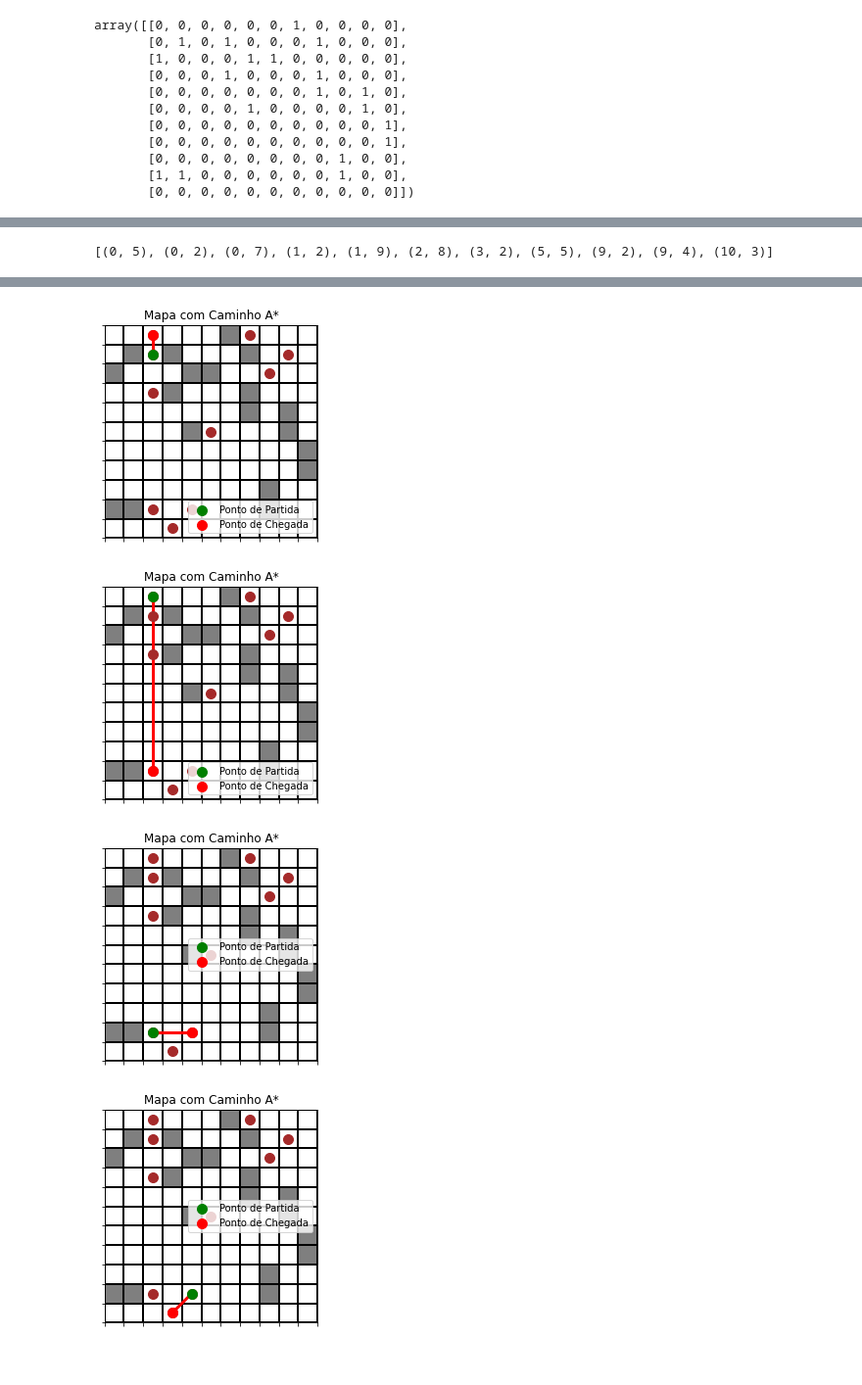
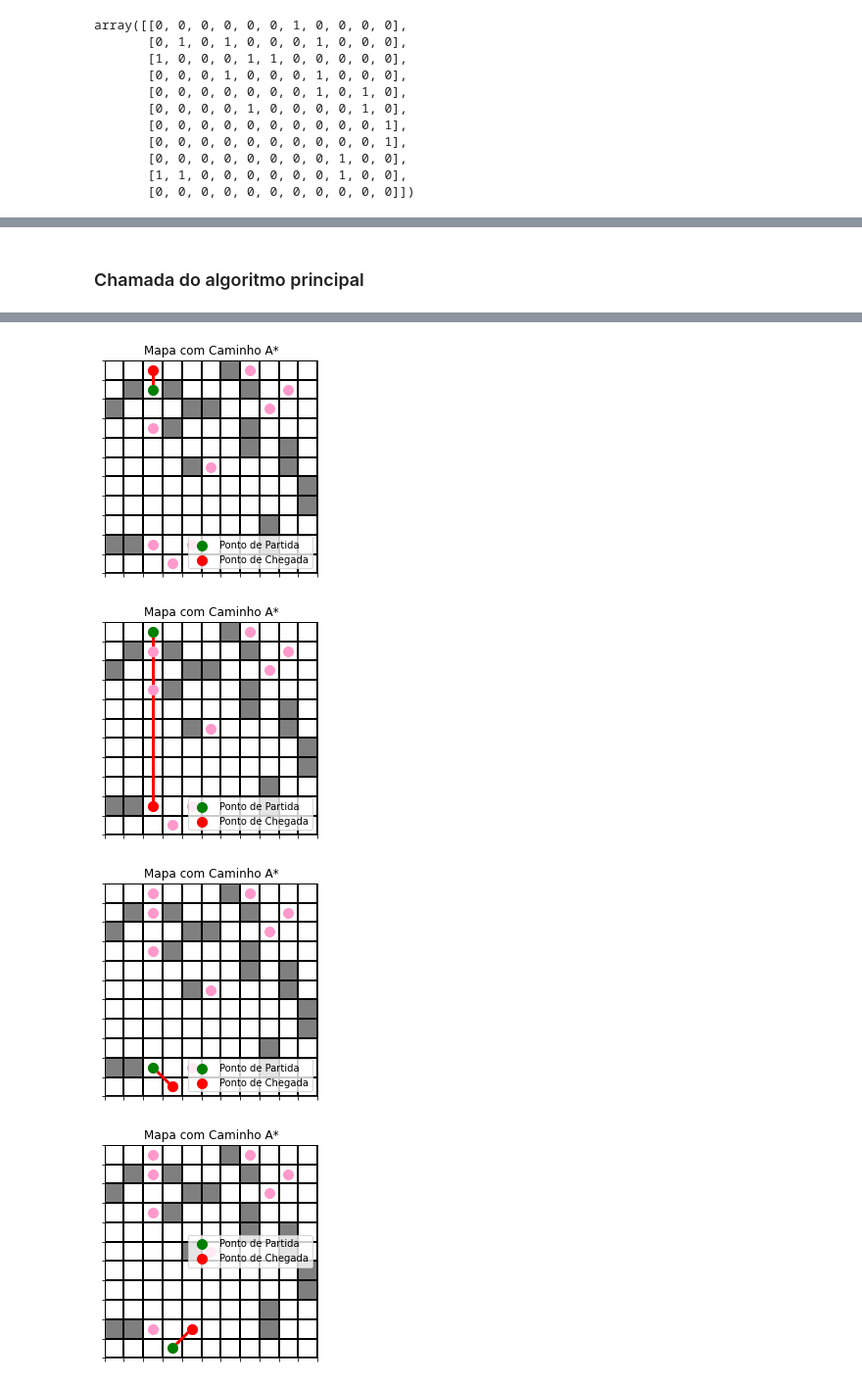
Before and after one commit to adriel1ft/intro-ia, a Jupyter notebook: Rascunho/a_star_v3.ipynb, the cells around one changed output, grey strips where cells are left out. Shown: that part at 98% size. Drawn from its saved outputs; the diff is of its cells as text; code cells hidden in the pictures.

```diff
--- a/Rascunho/a_star_v3.ipynb
+++ b/Rascunho/a_star_v3.ipynb
@@ -8,6 +16,5 @@ import matplotlib.pyplot as plt
 # %%
 class No():
-    """A No class for A* Pathfinding"""
 
     def __init__(self, pai=None, coordenada=None):
         self.pai = pai
@@ -22,19 +29,19 @@ class No():
 
 
 def calcular_h_score(coordenada, destino):
-    """Calcula o h-score usando a distância Euclidiana"""
-    return (abs(coordenada[0] - destino[0])) + (abs(coordenada[1] - destino[1]))
+    """Calcula o h-score usando a distância Manhattan"""
+    return np.sqrt(((coordenada[0] - destino[0])**2) + ((coordenada[1] - destino[1])**2))
 
 
-def gerar_filhos(matriz, current_no, end_no):
+def gerar_filhos(matriz, no_atual, end_no):
     """Gera os filhos válidos de um nó"""
     children = []
-    for new_coordenada in [(0, -1), (0, 1), (-1, 0), (1, 0), (-1, -1), (-1, 1), (1, -1), (1, 1)]: # Adjacent squares
-        no_coordenada = (current_no.coordenada[0] + new_coordenada[0], current_no.coordenada[1] + new_coordenada[1])
+    for nova_coordenada in [(0, -1), (0, 1), (-1, 0), (1, 0), (-1, -1), (-1, 1), (1, -1), (1, 1)]: # Quadrados adjacentes e na diagonal
+        no_coordenada = (no_atual.coordenada[0] + nova_coordenada[0], no_atual.coordenada[1] + nova_coordenada[1])
 
         if 0 <= no_coordenada[0] < len(matriz) and 0 <= no_coordenada[1] < len(matriz[0]) and matriz[no_coordenada[0]][no_coordenada[1]] == 0:
-            novo_no = No(current_no, no_coordenada)
-            novo_no.g = current_no.g + 1
+            novo_no = No(no_atual, no_coordenada)
+            novo_no.g = no_atual.g + 1
             novo_no.h = calcular_h_score(no_coordenada, end_no.coordenada)
             novo_no.f = novo_no.g + novo_no.h
             children.append(novo_no)
@@ -42,10 +49,10 @@ def gerar_filhos(matriz, current_no, end_no):
     return children
 
 
-def a_star(matriz, start, end):
+def a_star(matriz, inicio, final):
     """Executa o algoritmo A*"""
-    no_inicial = No(None, start)
-    no_final = No(None, end)
+    no_inicial = No(None, inicio)
+    no_final = No(None, final)
 
     lista_aberta = [no_inicial]
     lista_fechada = []
@@ -71,6 +78,7 @@ def a_star(matriz, start, end):
 
             novo_g = no_atual.g + 1
             if filho in lista_aberta:
+                # Mudança de pais
                 if novo_g < filho.g:
                     filho.g = novo_g
                     filho.f = filho.g + filho.h
@@ -147,5 +161,5 @@ array([[0, 0, 0, 0, 0, 0, 1, 0, 0, 0, 0],
 # %%
-def exibir_labirinto_com_caminho(mapa, caminho, inicio, fim, cor_caminho='red'):
+def exibir_mapa_com_caminho(mapa, caminho, inicio, fim, cor_caminho='red'):
     # Converte o mapa para um array numpy para plotagem
     n_linhas, n_colunas = mapa.shape
 
@@ -162,7 +176,7 @@ def exibir_labirinto_com_caminho(mapa, caminho, inicio, fim, cor_caminho='red'):
                 cores_mapa[i, j] = [0.5, 0.5, 0.5]  # Cinza
             elif mapa[i, j] == 3:  # Objetivo
                 cores_mapa[i, j] = [1, 1, 1]  # Branco
-                plt.scatter(j, i, color='brown', s=100, marker='o', zorder=5)  # Bolinha vermelha
+                plt.scatter(j, i, color='#FF99CC', s=100, marker='o', zorder=5)  # Bolinha vermelha
 
     plt.imshow(cores_mapa)
 
@@ -180,15 +194,16 @@ def exibir_labirinto_com_caminho(mapa, caminho, inicio, fim, cor_caminho='red'):
     plt.legend()
     plt.title('Mapa com Caminho A*')
     plt.show()
-# %%
-objetivos = [(linha, coluna) for linha in range(11) for coluna in range(11) if matriz[linha][coluna] == 3]
-objetivos
-pontos_partida = [(0,5)] + objetivos
-pontos_chegada = objetivos
-print(pontos_partida)
-# %% [output]
-[(0, 5), (0, 2), (0, 7), (1, 2), (1, 9), (2, 8), (3, 2), (5, 5), (9, 2), (9, 4), (10, 3)]
+# %% [markdown]
+### Chamada do algoritmo principal
 # %%
+# armazenamento dos pontos de partida e pontos de chegada
+
+objetivos = [(linha, coluna) for linha in range(11) for coluna in range(11) if matriz[linha][coluna] == 3]
+pontos_partida = [(0,5)] + objetivos
+pontos_chegada = objetivos
+
+# laço de repetição para plotar os mapas com os caminhos
 
 while pontos_chegada:
 
@@ -206,8 +221,7 @@ while pontos_chegada:
 
 
     path = a_star(matriz_sem_objetivos, inicio, dest)
-    exibir_labirinto_com_caminho(matriz, path, inicio, dest)
-    #lista_visitados.append(inicio)
+    exibir_mapa_com_caminho(matriz, path, inicio, dest)
     pontos_chegada.pop(indice_mais_proximo)
     pontos_partida.remove(inicio)
 # %% [output]
@@ -220,4 +234,4 @@ while pontos_chegada:
-[figure, old version]
+[figure, new version]
-[figure, old version]
+[figure, new version]
-[figure, old version]
+[figure, new version]
-[figure, old version]
+[figure, new version]
```
Also changed, not shown: parts of 10 cells of this notebook.
